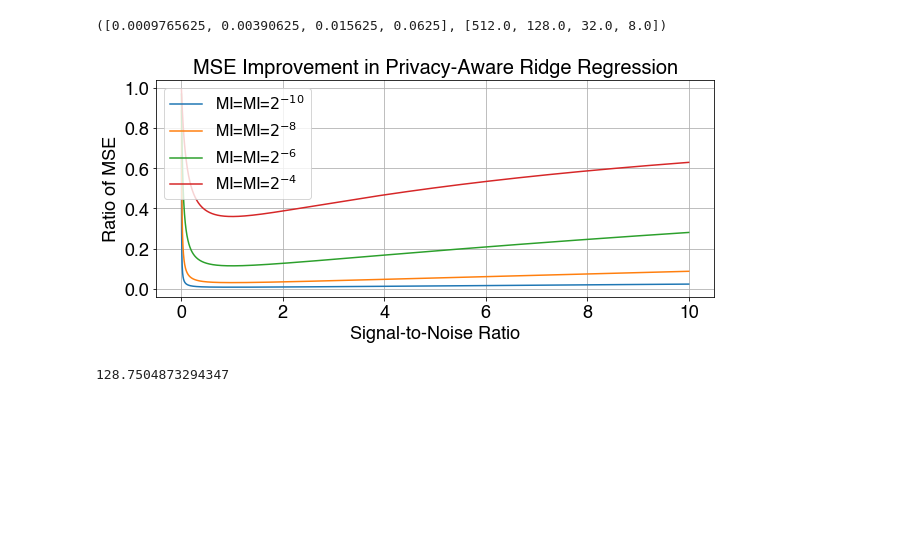
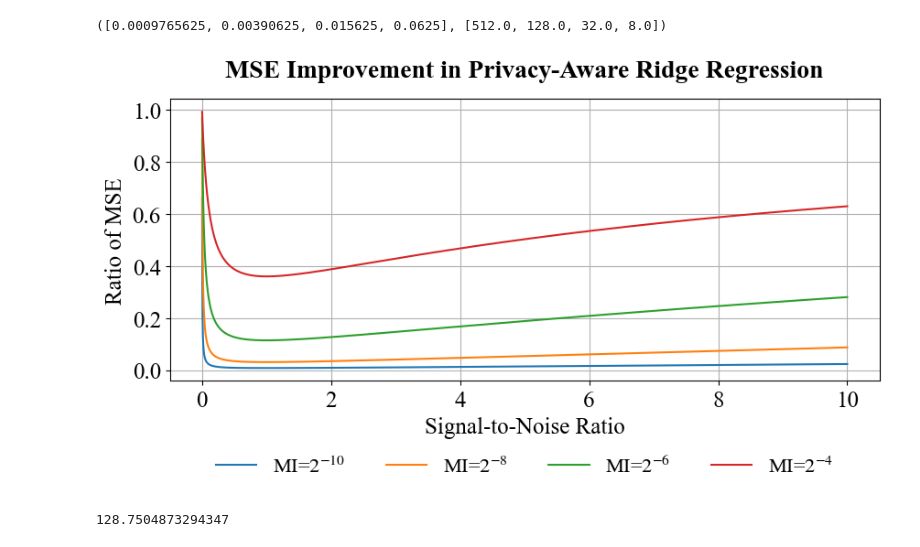
Before and after one commit to mayuri95/designing_for_privacy, a Jupyter notebook: pac_private_rr/snr graphs.ipynb, the cells around one changed output. Drawn from its saved outputs; the diff is of its cells as text; code cells hidden in the pictures; blank space fills up the shorter version.

```diff
--- a/pac_private_rr/snr graphs.ipynb
+++ b/pac_private_rr/snr graphs.ipynb
@@ -22,27 +22,41 @@ mi_range, c_range
 ([0.0009765625, 0.00390625, 0.015625, 0.0625], [512.0, 128.0, 32.0, 8.0])
 # %%
 from matplotlib import rc
-rc('font',**{'family':'sans-serif','sans-serif':['Helvetica']})
-plt.rcParams["font.family"] = "Helvetica"
+# rc('font',**{'family':'sans-serif','sans-serif':['Helvetica']})
+# plt.rcParams["font.family"] = "Helvetica"
+rc = {"font.family" : "serif",
+      "mathtext.fontset" : "stix"}
+plt.rcParams.update(rc)
+plt.rcParams["font.serif"] = ["Times New Roman"] + plt.rcParams["font.serif"]
 
-rc('text', usetex=False)
+# rc('text', usetex=False)
 # %%
 fig, axes = plt.subplots(1, figsize=(10, 4))
 for ind, c in enumerate(c_range):
     xs, ys = [], []
     for snr in snr_range:
         xs.append(snr)
         ys.append(mse_ratio(c, snr))
     plt.plot(xs, ys, label=f'MI={labels[ind]}')
-    plt.legend(fontsize=16)
+# plt.legend(fontsize=16)
+# legend below the plot, centered, 4 columns, no frame
+leg = plt.legend(
+    fontsize=16,
+    loc='upper center',
+    bbox_to_anchor=(0.5, -0.2),
+    ncol=4,
+    fancybox=True,
+    shadow=True,
+    frameon=False
+)
 axes.grid(True)
 axes.tick_params(axis='both', labelsize=18)
 plt.xlabel("Signal-to-Noise Ratio", fontsize=18)
 plt.ylabel("Ratio of MSE", fontsize=18)
-plt.title("MSE Improvement in Privacy-Aware Ridge Regression", fontsize=20)
-plt.savefig('figs/snr_to_mse.pdf')
+plt.title("MSE Improvement in Privacy-Aware Ridge Regression", fontsize=20, fontweight="bold", y=1.05)
+plt.savefig('../figs/snr_to_mse.pdf',  bbox_inches = "tight")
 # %% [output]
-[figure, old version]
+[figure, new version]
 # %%
 1/mse_ratio(512, 1)
 # %% [output]
```
Also changed, not shown: parts of 1 cell of this notebook, 4 other files.
